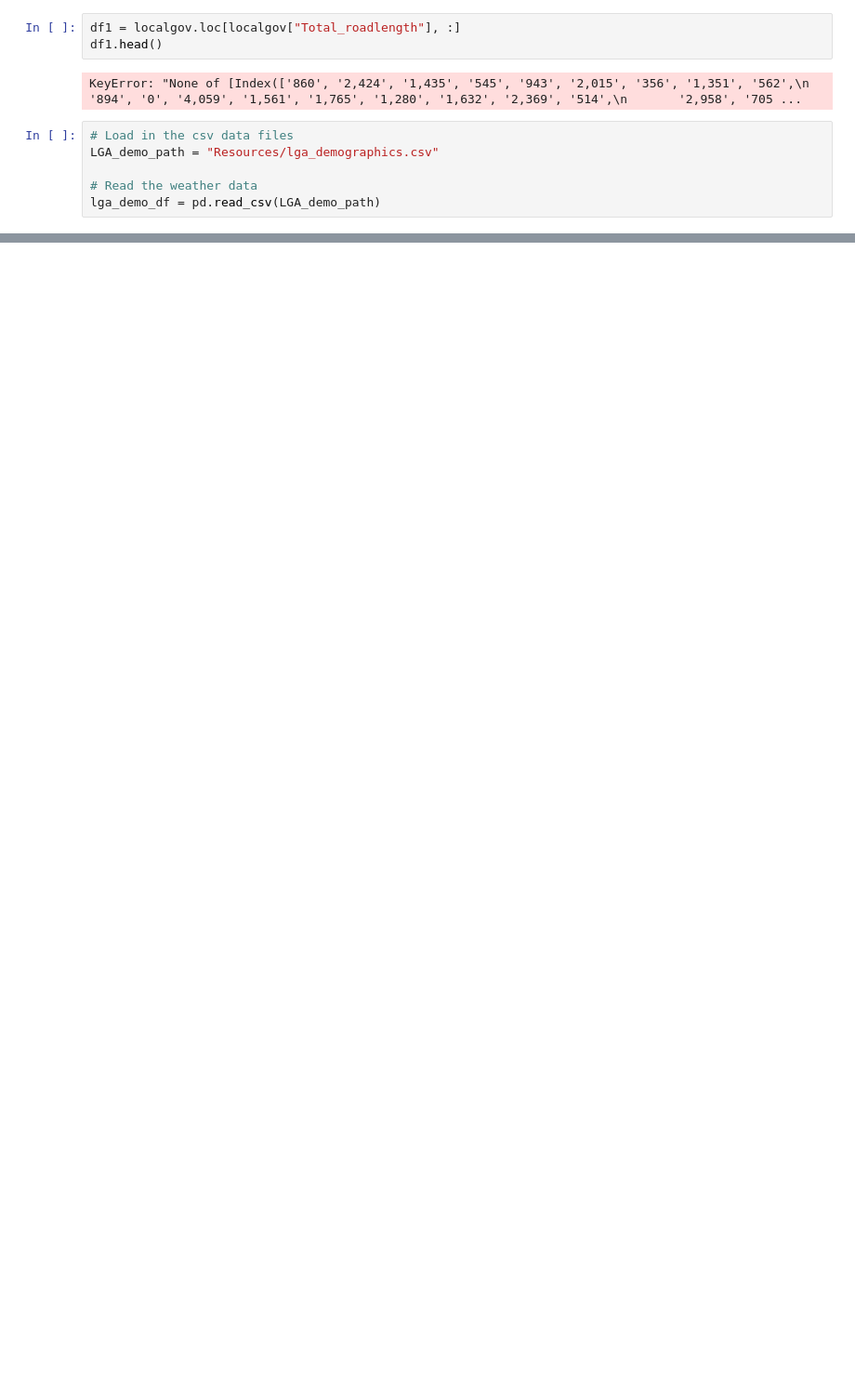
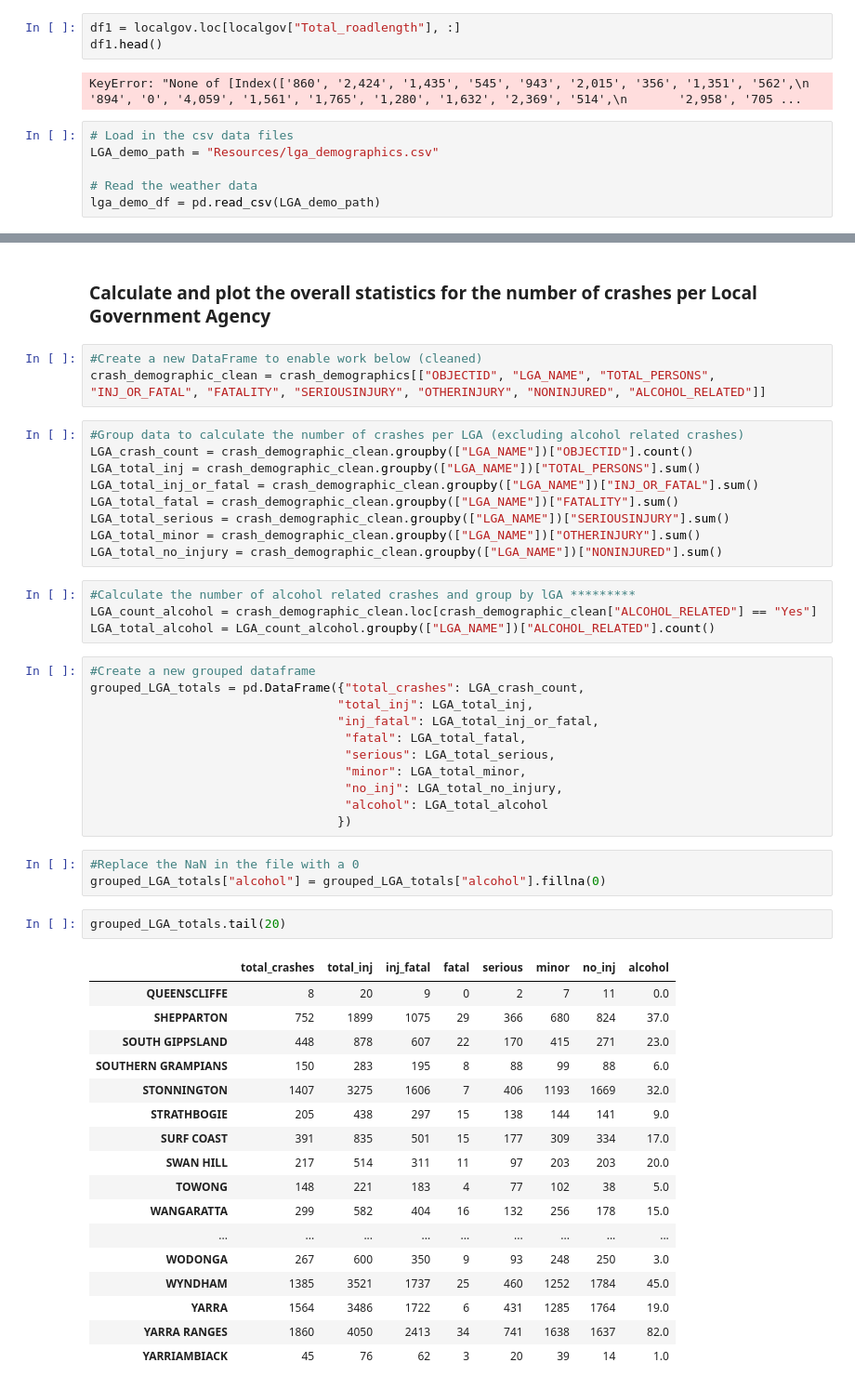
Before and after one commit to Jamie-GiHu/Turqoise-Bears-Project-Repo, a Jupyter notebook: Vic_Crash_analysis.ipynb, the cells around one changed output, grey strips where cells are left out. Shown at 93% size. Drawn from its saved outputs; the diff is of its cells as text; blank space fills up the shorter version.

Commit message:
Completion of merged data
Data is ready for charting and analysis

```diff
--- a/Vic_Crash_analysis.ipynb
+++ b/Vic_Crash_analysis.ipynb
@@ -168,0 +229,52 @@ lga_demo_df
+# %% [markdown]
+### Calculate and plot the overall statistics for the number of crashes per Local Government Agency
+# %%
+#Create a new DataFrame to enable work below (cleaned)
+crash_demographic_clean = crash_demographics[["OBJECTID", "LGA_NAME", "TOTAL_PERSONS", "INJ_OR_FATAL", "FATALITY", "SERIOUSINJURY", "OTHERINJURY", "NONINJURED", "ALCOHOL_RELATED"]]
+# %%
+#Group data to calculate the number of crashes per LGA (excluding alcohol related crashes)
+LGA_crash_count = crash_demographic_clean.groupby(["LGA_NAME"])["OBJECTID"].count()
+LGA_total_inj = crash_demographic_clean.groupby(["LGA_NAME"])["TOTAL_PERSONS"].sum()
+LGA_total_inj_or_fatal = crash_demographic_clean.groupby(["LGA_NAME"])["INJ_OR_FATAL"].sum()
+LGA_total_fatal = crash_demographic_clean.groupby(["LGA_NAME"])["FATALITY"].sum()
+LGA_total_serious = crash_demographic_clean.groupby(["LGA_NAME"])["SERIOUSINJURY"].sum()
+LGA_total_minor = crash_demographic_clean.groupby(["LGA_NAME"])["OTHERINJURY"].sum()
+LGA_total_no_injury = crash_demographic_clean.groupby(["LGA_NAME"])["NONINJURED"].sum()
+# %%
+#Calculate the number of alcohol related crashes and group by lGA *********
+LGA_count_alcohol = crash_demographic_clean.loc[crash_demographic_clean["ALCOHOL_RELATED"] == "Yes"]
+LGA_total_alcohol = LGA_count_alcohol.groupby(["LGA_NAME"])["ALCOHOL_RELATED"].count()
+# %%
+#Create a new grouped dataframe
+grouped_LGA_totals = pd.DataFrame({"total_crashes": LGA_crash_count,
+                                  "total_inj": LGA_total_inj,
+                                  "inj_fatal": LGA_total_inj_or_fatal,
+                                   "fatal": LGA_total_fatal,
+                                   "serious": LGA_total_serious,
+                                   "minor": LGA_total_minor,
+                                   "no_inj": LGA_total_no_injury,
+                                   "alcohol": LGA_total_alcohol
+                                  })
+# %%
+#Replace the NaN in the file with a 0
+grouped_LGA_totals["alcohol"] = grouped_LGA_totals["alcohol"].fillna(0)
+# %%
+grouped_LGA_totals.tail(20)
+# %% [output]
+|  | total_crashes | total_inj | inj_fatal | fatal | serious | minor | no_inj | alcohol |
+| QUEENSCLIFFE | 8 | 20 | 9 | 0 | 2 | 7 | 11 | 0.0 |
+| SHEPPARTON | 752 | 1899 | 1075 | 29 | 366 | 680 | 824 | 37.0 |
+| SOUTH GIPPSLAND | 448 | 878 | 607 | 22 | 170 | 415 | 271 | 23.0 |
+| SOUTHERN GRAMPIANS | 150 | 283 | 195 | 8 | 88 | 99 | 88 | 6.0 |
+| STONNINGTON | 1407 | 3275 | 1606 | 7 | 406 | 1193 | 1669 | 32.0 |
+| STRATHBOGIE | 205 | 438 | 297 | 15 | 138 | 144 | 141 | 9.0 |
+| SURF COAST | 391 | 835 | 501 | 15 | 177 | 309 | 334 | 17.0 |
+| SWAN HILL | 217 | 514 | 311 | 11 | 97 | 203 | 203 | 20.0 |
+| TOWONG | 148 | 221 | 183 | 4 | 77 | 102 | 38 | 5.0 |
+| WANGARATTA | 299 | 582 | 404 | 16 | 132 | 256 | 178 | 15.0 |
+| ... | ... | ... | ... | ... | ... | ... | ... | ... |
+| WODONGA | 267 | 600 | 350 | 9 | 93 | 248 | 250 | 3.0 |
+| WYNDHAM | 1385 | 3521 | 1737 | 25 | 460 | 1252 | 1784 | 45.0 |
+| YARRA | 1564 | 3486 | 1722 | 6 | 431 | 1285 | 1764 | 19.0 |
+| YARRA RANGES | 1860 | 4050 | 2413 | 34 | 741 | 1638 | 1637 | 82.0 |
+| YARRIAMBIACK | 45 | 76 | 62 | 3 | 20 | 39 | 14 | 1.0 |
```
Also changed, not shown: parts of 14 cells of this notebook, 1 other file.
